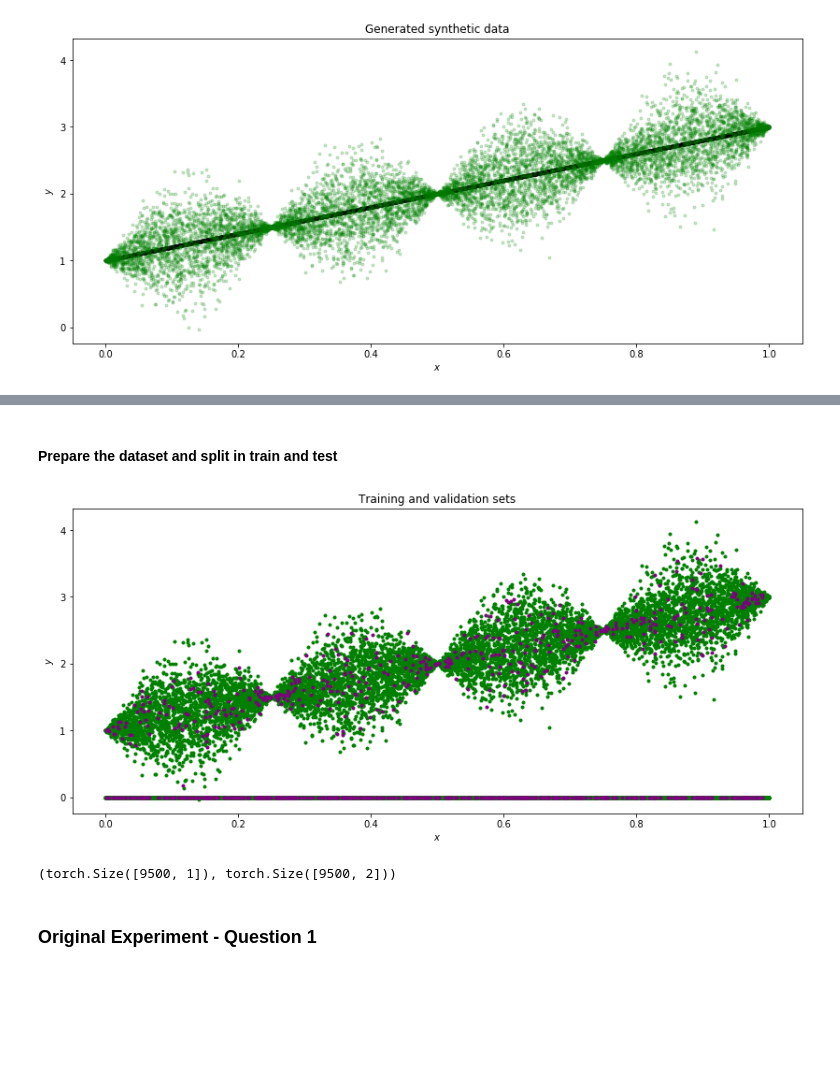
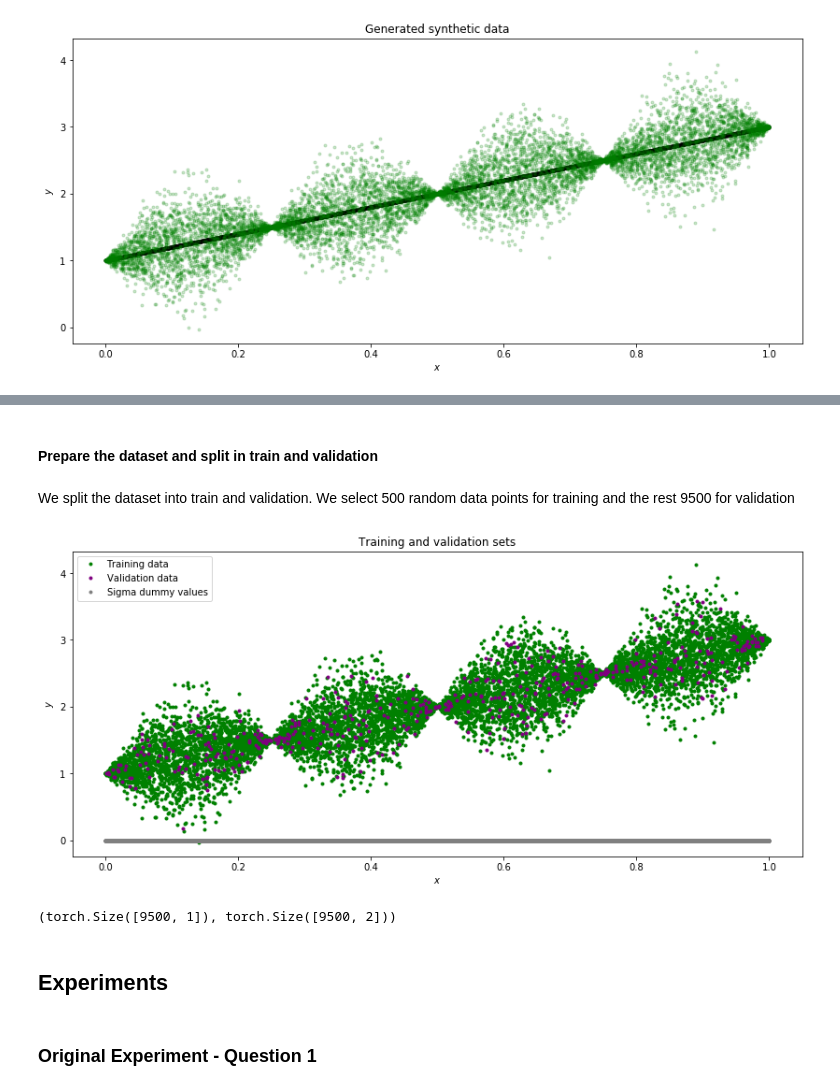
Before and after one commit to beeva/TEC_LAB-bayesian_probabilistic, a Jupyter notebook: bayesian_deep_learning/uncertainty_estimation/on-the-fly/pytorch/01-initial_validation/initial_validation.ipynb, the cells around one changed output, grey strips where cells are left out. Saved outputs shown, nothing was run; the diff lists cells and outputs as text; code cells hidden in the pictures; blank space fills up the shorter version.

Commit message:
added some comments to initial_validation

```diff
--- a/bayesian_deep_learning/uncertainty_estimation/on-the-fly/pytorch/01-initial_validation/initial_validation.ipynb
+++ b/bayesian_deep_learning/uncertainty_estimation/on-the-fly/pytorch/01-initial_validation/initial_validation.ipynb
@@ -140,17 +157,22 @@ plot_regression_dataset(x, y, y_1, 'Generated synthetic data')
+# %% [markdown]
+#### Prepare the dataset and split in train and validation
+# %% [markdown]
+We split the dataset into train and validation. We select 500 random data points for training and the rest 9500 for validation
 # %%
 x_val, x,  y_val, y = data_preparation(x, y, n_validation=500)
-# %% [markdown]
-#### Prepare the dataset and split in train and test
 # %%
 # Plot the data
 plt.figure(figsize=(14,6))
 plt.title('Training and validation sets')
-plt.plot(x, y, '.', color= 'green')
-plt.plot(x_val, y_val, '.', color='purple')
+plt.plot(x, y[:,0], '.', color= 'green')
+plt.plot(x_val, y_val[:,0], '.', color='purple')
+plt.plot(x, y[:,1], '.', color= 'grey')
+plt.plot(x_val, y_val[:,1], '.', color='grey')
 plt.xlabel(r'$x$');
 plt.ylabel(r'$y$');
+plt.legend([r'Training data', 'Validation data', 'Sigma dummy values'], loc='upper left', );
 # %% [output]
-[figure, old version]
+[figure, new version]
 # %%
 # Convert x and y to PyTorch Variables on the GPU
 dtype = torch.cuda.FloatTensor
@@ -160,6 +182,8 @@ y_t = Variable(torch.from_numpy(y).type(dtype), requires_grad=False)
 x_t.shape, y_t.shape
 # %% [output]
 (torch.Size([9500, 1]), torch.Size([9500, 2]))
+# %% [markdown]
+## Experiments
 # %% [markdown]
 ### Original Experiment - Question 1
 # %% [markdown]
```
Also changed, not shown: parts of 26 cells of this notebook.
